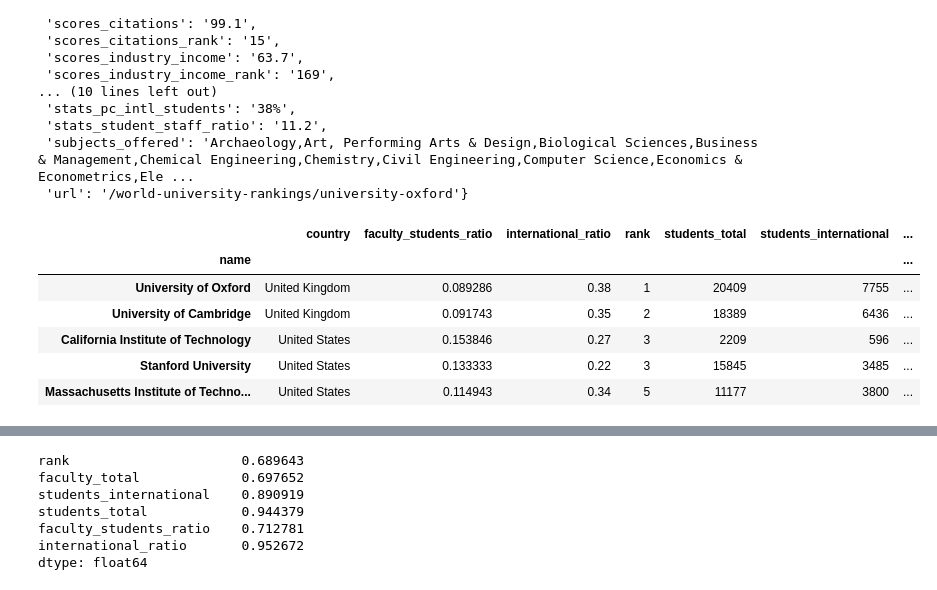
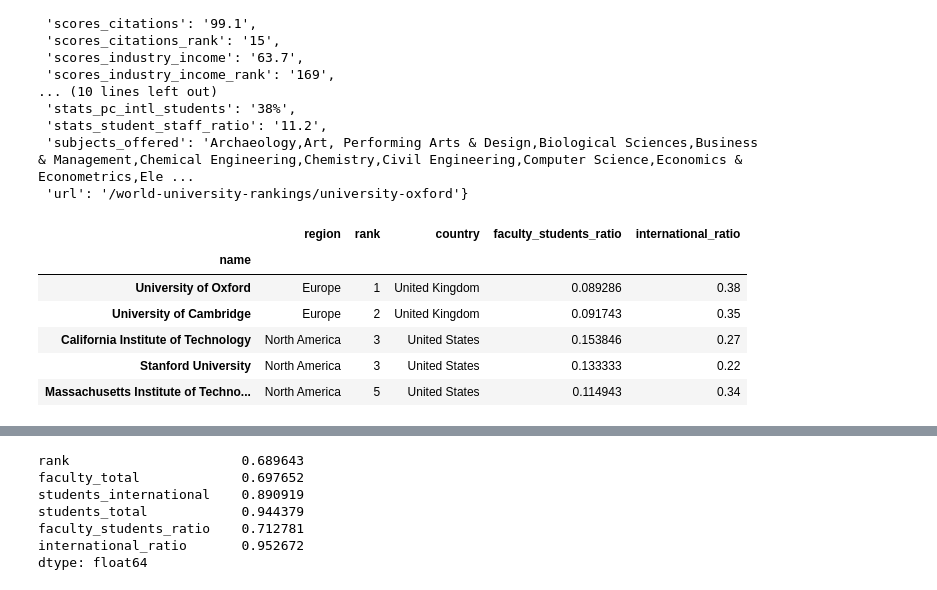
Before and after one commit to tarmeens/ada-homework, a Jupyter notebook: 02 - Data from the Web/Homework2.ipynb, the cells around one changed output, grey strips where cells are left out. Saved outputs shown, nothing was run; the diff lists cells and outputs as text; code cells hidden in the pictures.

```diff
--- a/02 - Data from the Web/Homework2.ipynb
+++ b/02 - Data from the Web/Homework2.ipynb
@@ -148,3 +182,0 @@ def aggregate_analyze(df, grouping_col, value_col):
-# %%
-qs_df = qs_df.reset_index()
-aggregate_analyze(qs_df, 'country', 'faculty_students_ratio')
@@ -260,18 +290,21 @@ the_df['faculty_total'] = (the_df['students_total'] * the_df['faculty_students_r
 # %%
 # Map countries to regions using the QS dataset
 mapping = qs_df[['country', 'region']].set_index('country').to_dict()['region']
 
 # Manually add missing mappings
 mapping['Luxembourg'] = 'Europe'
 mapping['Russian Federation'] = 'Europe'
 
 the_df['region'] = the_df['country'].replace(mapping)
-the_df.head()
+
+# for this analysis keep only the columns we are interested in
+the_df_analysis = the_df.loc[:, ['region', 'rank', 'country', 'faculty_students_ratio', 'international_ratio']]
+the_df_analysis.head()
 # %% [output]
-|  | country | faculty_students_ratio | international_ratio | rank | students_total | students_international | ... |
-| name |  |  |  |  |  |  | ... |
-| University of Oxford | United Kingdom | 0.089286 | 0.38 | 1 | 20409 | 7755 | ... |
-| University of Cambridge | United Kingdom | 0.091743 | 0.35 | 2 | 18389 | 6436 | ... |
-| California Institute of Technology | United States | 0.153846 | 0.27 | 3 | 2209 | 596 | ... |
-| Stanford University | United States | 0.133333 | 0.22 | 3 | 15845 | 3485 | ... |
-| Massachusetts Institute of Techno... | United States | 0.114943 | 0.34 | 5 | 11177 | 3800 | ... |
+|  | region | rank | country | faculty_students_ratio | international_ratio |
+| name |  |  |  |  |  |
+| University of Oxford | Europe | 1 | United Kingdom | 0.089286 | 0.38 |
+| University of Cambridge | Europe | 2 | United Kingdom | 0.091743 | 0.35 |
+| California Institute of Technology | North America | 3 | United States | 0.153846 | 0.27 |
+| Stanford University | North America | 3 | United States | 0.133333 | 0.22 |
+| Massachusetts Institute of Techno... | North America | 5 | United States | 0.114943 | 0.34 |
```
Also changed, not shown: parts of 37 cells of this notebook.
